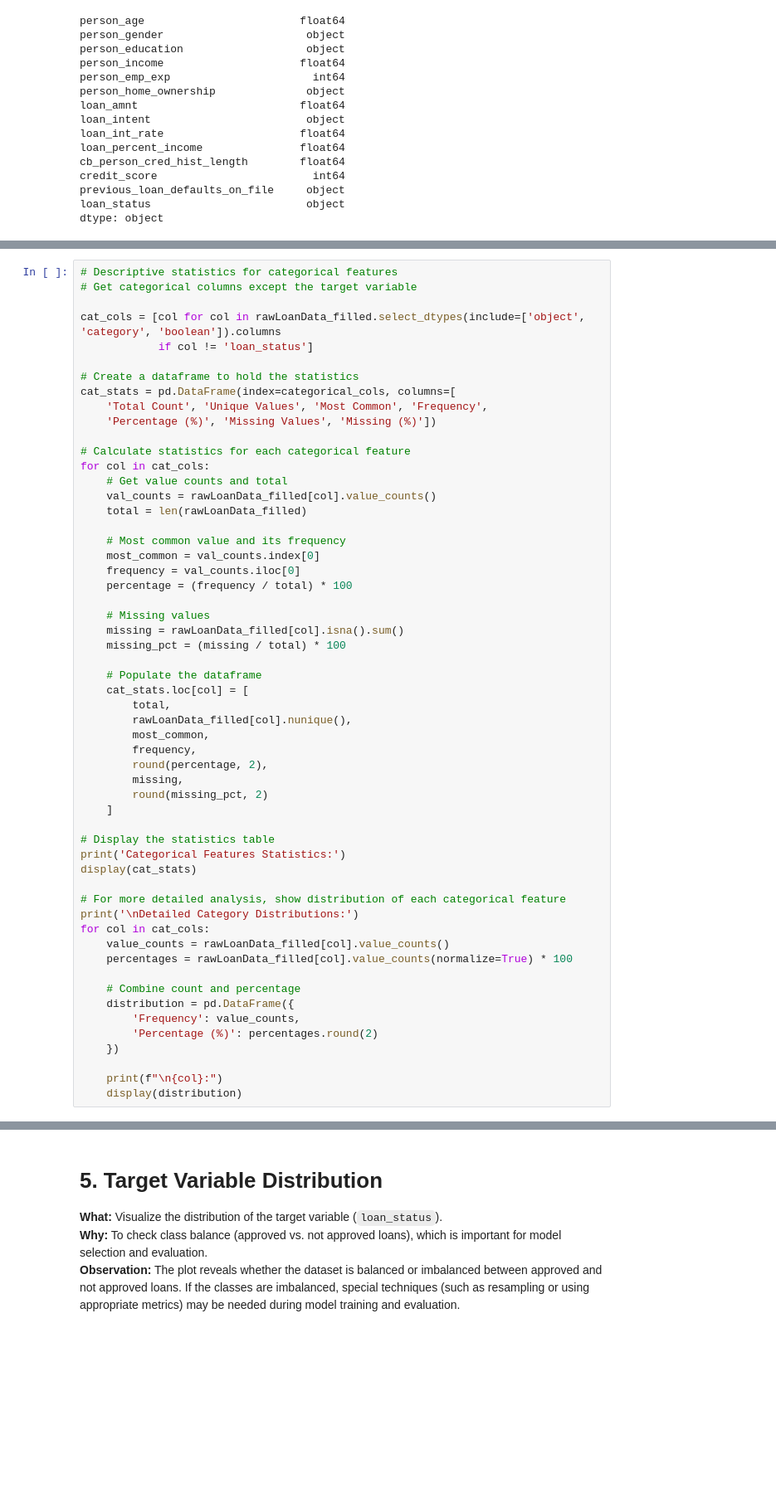
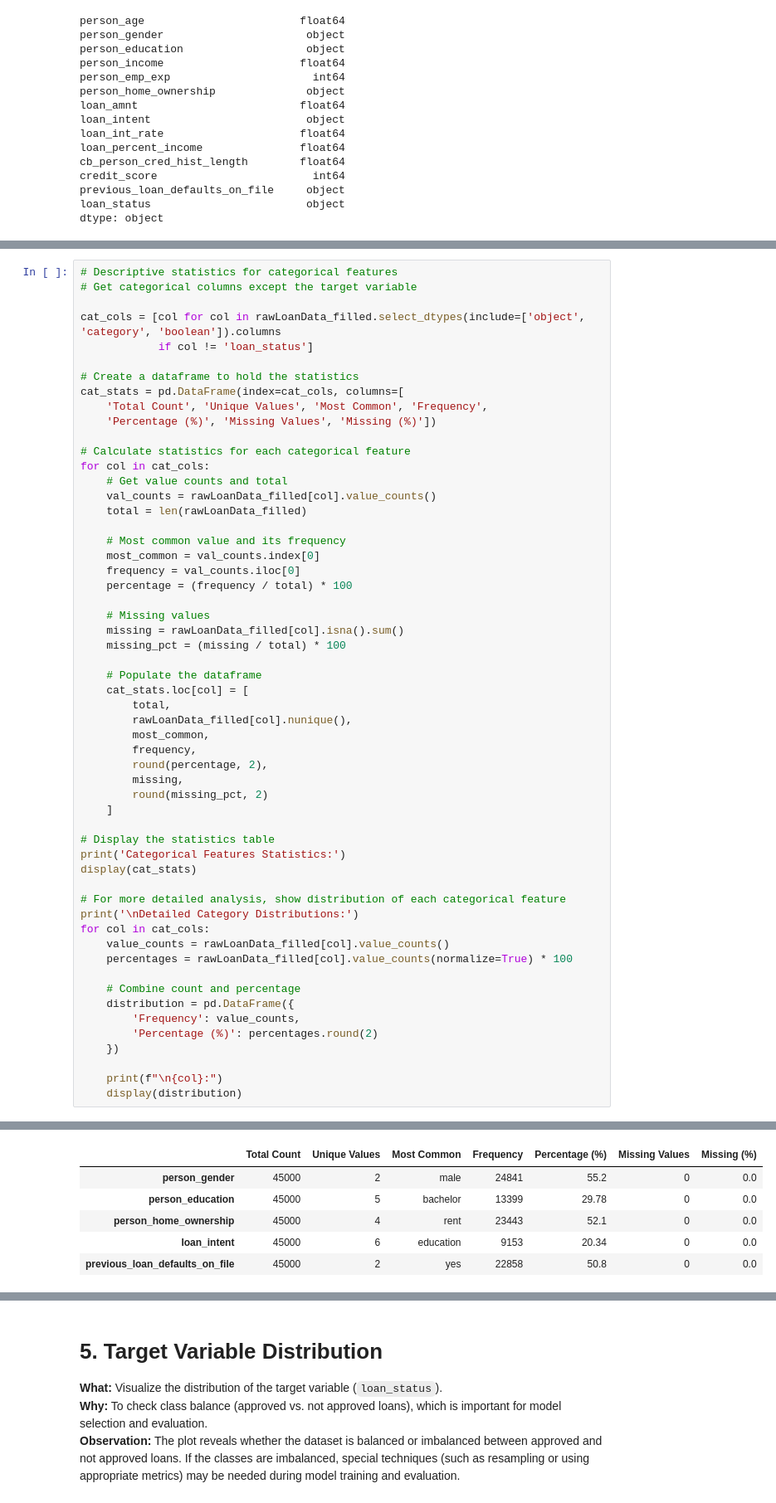
Before and after one commit to Hsotuhsa-S/Loan-Prediction-E2E-ML-Workflow, a Jupyter notebook: 00_LoanData_Cleanup_EDA.ipynb, the cells around one changed output, grey strips where cells are left out. Shown at 83% size. Cells and saved outputs as stored; diff of their text form; blank space fills up the shorter version.

Commit message:
Save Clean datta and Cat var Stats

```diff
--- a/00_LoanData_Cleanup_EDA.ipynb
+++ b/00_LoanData_Cleanup_EDA.ipynb
@@ -219,7 +224,7 @@ cat_cols = [col for col in rawLoanData_filled.select_dtypes(include=['object', '
             if col != 'loan_status']
 
 # Create a dataframe to hold the statistics
-cat_stats = pd.DataFrame(index=categorical_cols, columns=[
+cat_stats = pd.DataFrame(index=cat_cols, columns=[
     'Total Count', 'Unique Values', 'Most Common', 'Frequency',
     'Percentage (%)', 'Missing Values', 'Missing (%)'])
 
@@ -267,3 +272,4 @@ for col in cat_cols:
 
     print(f"\n{col}:")
     display(distribution)
+# %% [output]
@@ -269,0 +277,6 @@ for col in cat_cols:
+|  | Total Count | Unique Values | Most Common | Frequency | Percentage (%) | Missing Values | Missing (%) |
+| person_gender | 45000 | 2 | male | 24841 | 55.2 | 0 | 0.0 |
+| person_education | 45000 | 5 | bachelor | 13399 | 29.78 | 0 | 0.0 |
+| person_home_ownership | 45000 | 4 | rent | 23443 | 52.1 | 0 | 0.0 |
+| loan_intent | 45000 | 6 | education | 9153 | 20.34 | 0 | 0.0 |
+| previous_loan_defaults_on_file | 45000 | 2 | yes | 22858 | 50.8 | 0 | 0.0 |
```
Also changed, not shown: parts of 4 cells of this notebook, 2 other files.
